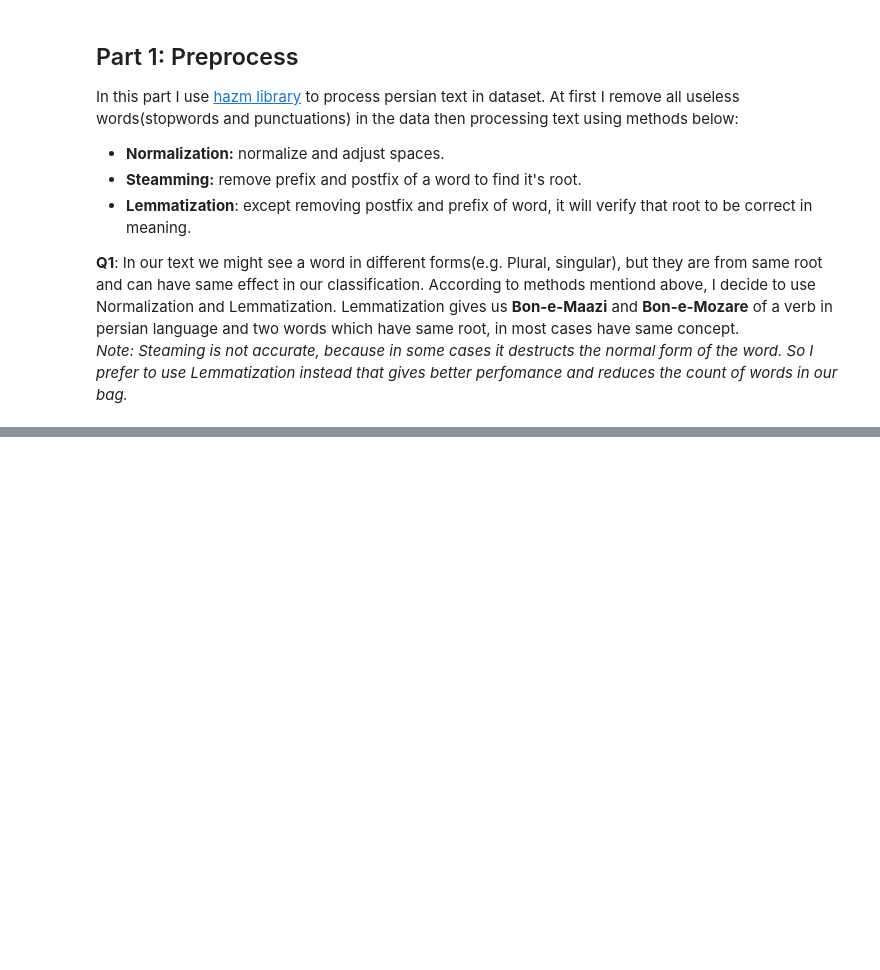
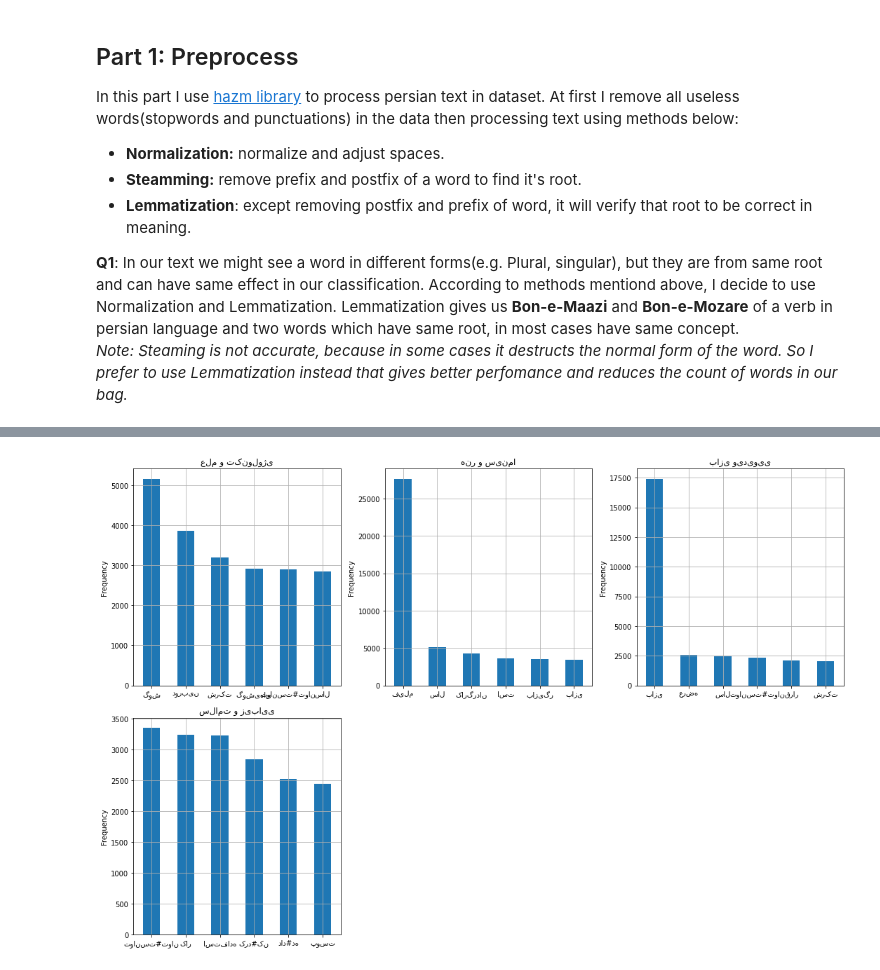
Before and after one commit to morteza-nouri/AI-Naive-Bayes-Classifier, a Jupyter notebook: AI-CA3-Report.ipynb, the cells around one changed output, grey strips where cells are left out. Cells and saved outputs as stored; diff of their text form; code cells hidden in the pictures; blank space fills up the shorter version.

```diff
--- a/AI-CA3-Report.ipynb
+++ b/AI-CA3-Report.ipynb
@@ -28,8 +28,8 @@ class DataPreprocessor:
     normalizer = Normalizer()
     lemmatizer = Lemmatizer()
     tokenizer = WordTokenizer()
-    useless_words = stopwords_list() + ['.', '،', '؛', '[', ']', '{', '}', '(', ')', '?', '!', ':', '\"', '\'', '*', '/', '+',
-       '%', '#','-', '_', '\r\n', '\n', '«', '»', '۹', '۸', '۷', '۶', '۵', '۴', '۳', '۲', '۱','.']
+    useless_words = set(stopwords_list() + ['.', '،', '؛', '[', ']', '{', '}', '(', ')', '?', '!', ':', ';', '\"', '\'', '*', '/', '+',
+       '%', '#', '@','-', '_', '\r\n', '\n', '«', '»', '>', '<', '=', '۹', '۸', '۷', '۶', '۵', '۴', '۳', '۲', '۱','.', '...', ])
 
     def __init__(self, dataset):
         self.dataset = dataset
@@ -67,0 +86,15 @@ clean_train_df
+# %%
+science_tec = dict()
+art_cinema = dict()
+game = dict()
+health_beauty = dict()
+for idx, row in clean_train_df.iterrows():
+    for word in row['content']:
+        if row['label'] == 'علم و تکنولوژی':
+            science_tec[word] = science_tec.get(word, 0) + 1
+        if row['label'] == 'هنر و سینما':
+            art_cinema[word] = art_cinema.get(word, 0) + 1
+        if row['label'] == 'بازی ویدیویی':
+            game[word] = game.get(word, 0) + 1
+        if row['label'] == 'سلامت و زیبایی':
+            health_beauty[word] = health_beauty.get(word, 0) + 1
@@ -67,0 +125,24 @@ clean_train_df
+# %%
+import matplotlib.pyplot as plot
+
+categories = {'علم و تکنولوژی':science_tec, 'هنر و سینما':art_cinema, 'بازی ویدیویی':game, 'سلامت و زیبایی':health_beauty}
+
+plot.figure(figsize=(15,10))
+i = 0
+for c, f  in categories.items():
+    plot.subplot(2, 3, i + 1)
+    sorted_freq = sorted(f.items(), key=lambda x: x[1], reverse=True)
+    x = []
+    y = []
+    for item in sorted_freq[0:6]:
+        x.append(item[0])
+        y.append(item[1])
+    plot.bar(x, y, width=0.5)
+    plot.ylabel('Frequency')
+    plot.title(c)
+    plot.grid()
+    i += 1
+plot.tight_layout()
+plot.show()
+# %% [output]
+[figure, added]
```
Also changed, not shown: parts of 7 cells of this notebook.
